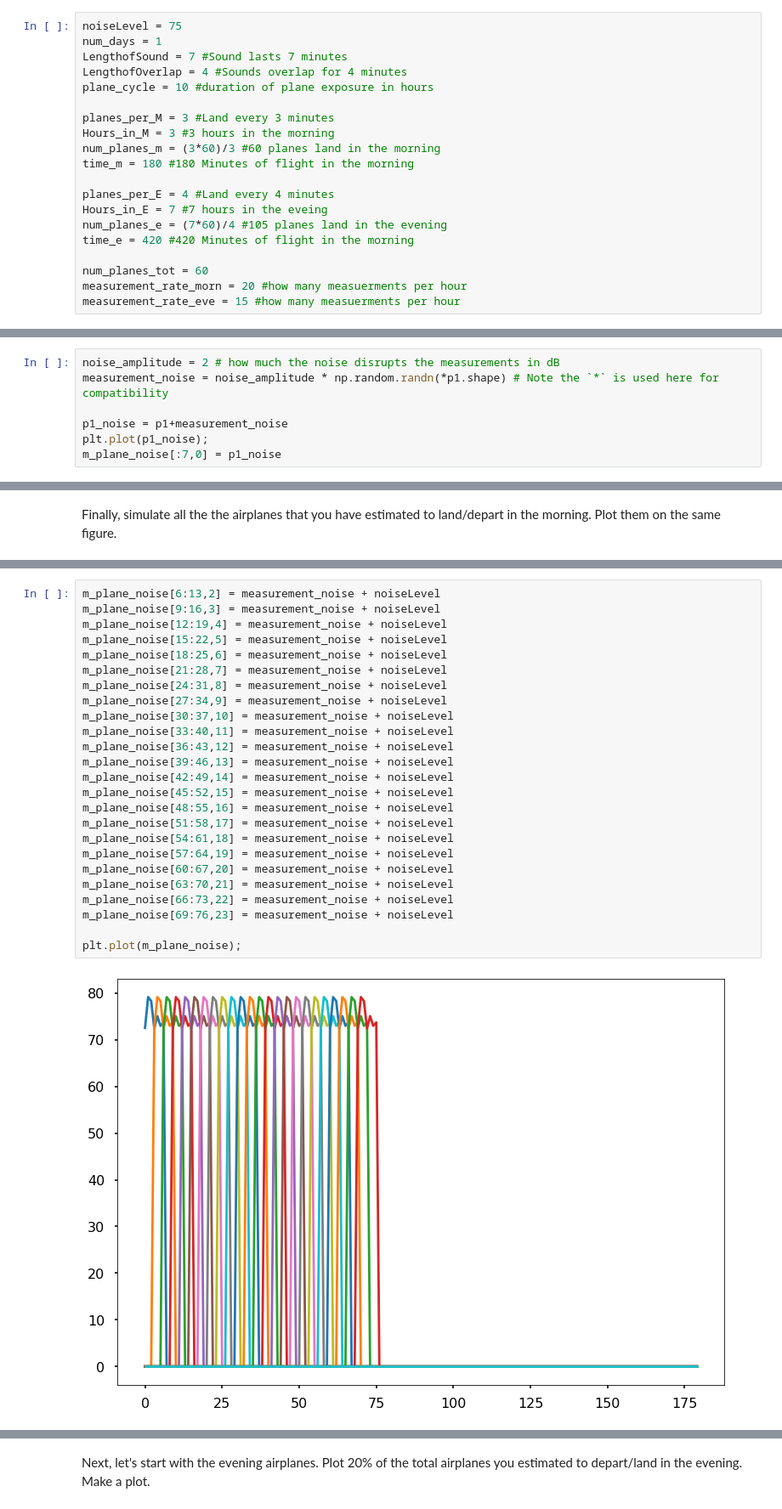
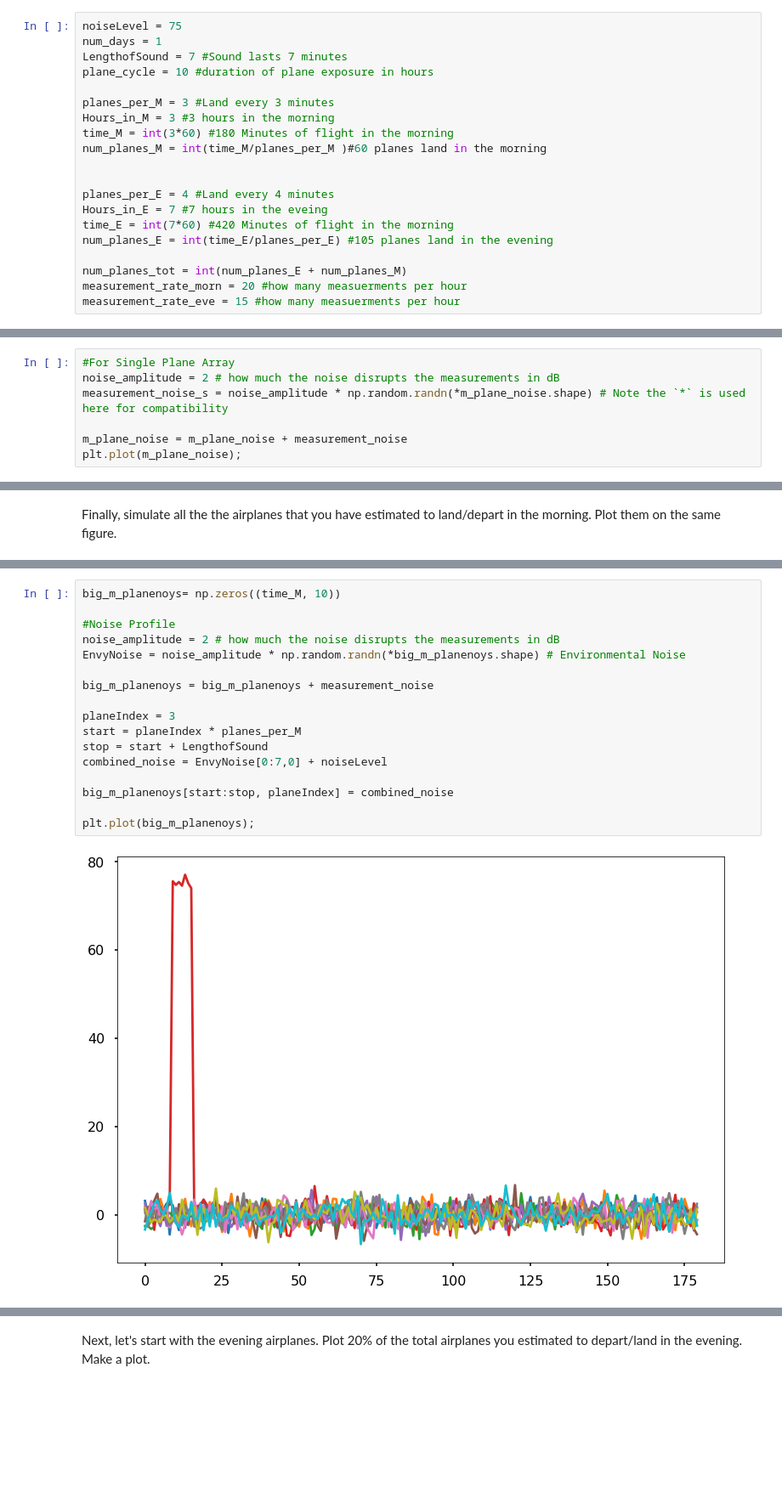
Before and after one commit to BryanMcSp/PythonTutorials, a Jupyter notebook: tutorial010Exercise.ipynb, the cells around one changed output, grey strips where cells are left out. Shown at 85% size. Cells and saved outputs as stored; diff of their text form; blank space fills up the shorter version.

```diff
--- a/tutorial010Exercise.ipynb
+++ b/tutorial010Exercise.ipynb
@@ -29,20 +29,20 @@ How many airplanes depart/land in the morning widow of a single day. How many in
 noiseLevel = 75
 num_days = 1
 LengthofSound = 7 #Sound lasts 7 minutes
-LengthofOverlap = 4 #Sounds overlap for 4 minutes
 plane_cycle = 10 #duration of plane exposure in hours
 
 planes_per_M = 3 #Land every 3 minutes
 Hours_in_M = 3 #3 hours in the morning
-num_planes_m = (3*60)/3 #60 planes land in the morning
-time_m = 180 #180 Minutes of flight in the morning
+time_M = int(3*60) #180 Minutes of flight in the morning
+num_planes_M = int(time_M/planes_per_M )#60 planes land in the morning
+
 
 planes_per_E = 4 #Land every 4 minutes
 Hours_in_E = 7 #7 hours in the eveing
-num_planes_e = (7*60)/4 #105 planes land in the evening
-time_e = 420 #420 Minutes of flight in the morning
+time_E = int(7*60) #420 Minutes of flight in the morning
+num_planes_E = int(time_E/planes_per_E) #105 planes land in the evening
 
-num_planes_tot = 60
+num_planes_tot = int(num_planes_E + num_planes_M)
 measurement_rate_morn = 20 #how many measuerments per hour
 measurement_rate_eve = 15 #how many measuerments per hour
 # %% [markdown]
@@ -63,10 +57,10 @@ array([75., 75., 75., 75., 75., 75., 75.])
 # %% [markdown]
 Show the noise profile of the same airplane corrupted by some small noise.
 # %%
+#For Single Plane Array
 noise_amplitude = 2 # how much the noise disrupts the measurements in dB
-measurement_noise = noise_amplitude * np.random.randn(*p1.shape) # Note the `*` is used here for compatibility
+measurement_noise_s = noise_amplitude * np.random.randn(*m_plane_noise.shape) # Note the `*` is used here for compatibility
 
-p1_noise = p1+measurement_noise
-plt.plot(p1_noise);
-m_plane_noise[:7,0] = p1_noise
+m_plane_noise = m_plane_noise + measurement_noise
+plt.plot(m_plane_noise);
 # %% [output]
@@ -87,27 +136,19 @@ Finally, simulate all the the airplanes that you have estimated to land/depart i
 # %%
-m_plane_noise[6:13,2] = measurement_noise + noiseLevel
-m_plane_noise[9:16,3] = measurement_noise + noiseLevel
-m_plane_noise[12:19,4] = measurement_noise + noiseLevel
-m_plane_noise[15:22,5] = measurement_noise + noiseLevel
-m_plane_noise[18:25,6] = measurement_noise + noiseLevel
-m_plane_noise[21:28,7] = measurement_noise + noiseLevel
-m_plane_noise[24:31,8] = measurement_noise + noiseLevel
-m_plane_noise[27:34,9] = measurement_noise + noiseLevel
-m_plane_noise[30:37,10] = measurement_noise + noiseLevel
-m_plane_noise[33:40,11] = measurement_noise + noiseLevel
-m_plane_noise[36:43,12] = measurement_noise + noiseLevel
-m_plane_noise[39:46,13] = measurement_noise + noiseLevel
-m_plane_noise[42:49,14] = measurement_noise + noiseLevel
-m_plane_noise[45:52,15] = measurement_noise + noiseLevel
-m_plane_noise[48:55,16] = measurement_noise + noiseLevel
-m_plane_noise[51:58,17] = measurement_noise + noiseLevel
-m_plane_noise[54:61,18] = measurement_noise + noiseLevel
-m_plane_noise[57:64,19] = measurement_noise + noiseLevel
-m_plane_noise[60:67,20] = measurement_noise + noiseLevel
-m_plane_noise[63:70,21] = measurement_noise + noiseLevel
-m_plane_noise[66:73,22] = measurement_noise + noiseLevel
-m_plane_noise[69:76,23] = measurement_noise + noiseLevel
+big_m_planenoys= np.zeros((time_M, 10))
 
-plt.plot(m_plane_noise);
+#Noise Profile
+noise_amplitude = 2 # how much the noise disrupts the measurements in dB
+EnvyNoise = noise_amplitude * np.random.randn(*big_m_planenoys.shape) # Environmental Noise
+
+big_m_planenoys = big_m_planenoys + measurement_noise
+
+planeIndex = 3
+start = planeIndex * planes_per_M
+stop = start + LengthofSound
+combined_noise = EnvyNoise[0:7,0] + noiseLevel
+
+big_m_planenoys[start:stop, planeIndex] = combined_noise
+
+plt.plot(big_m_planenoys);
 # %% [output]
-[figure, old version]
+[figure, new version]
```
Also changed, not shown: parts of 12 cells of this notebook.
